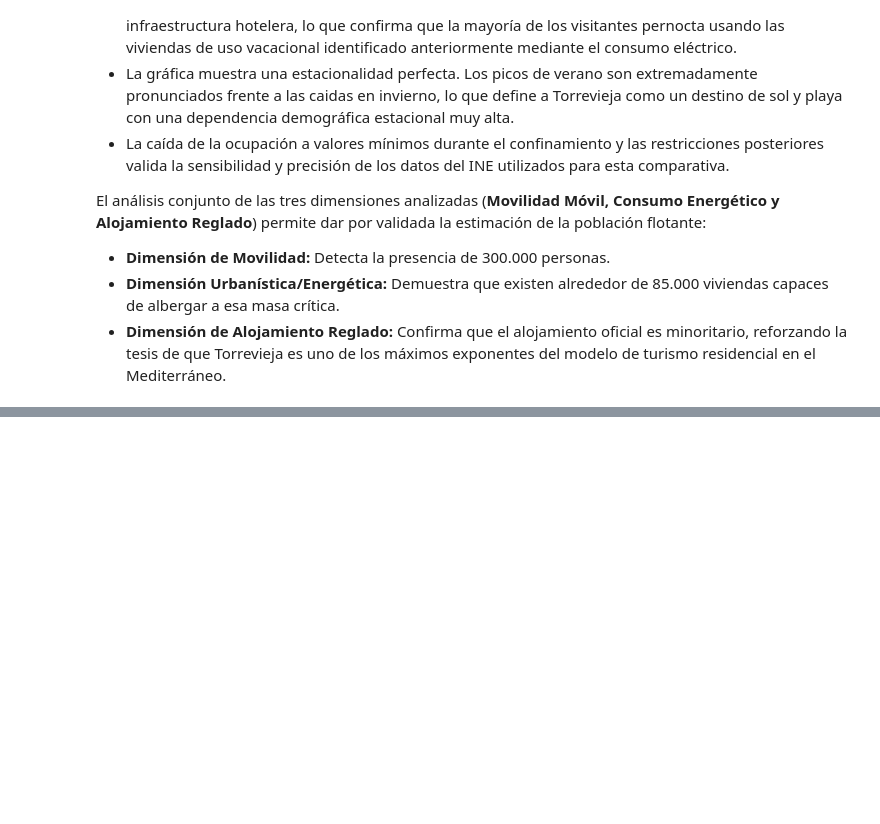
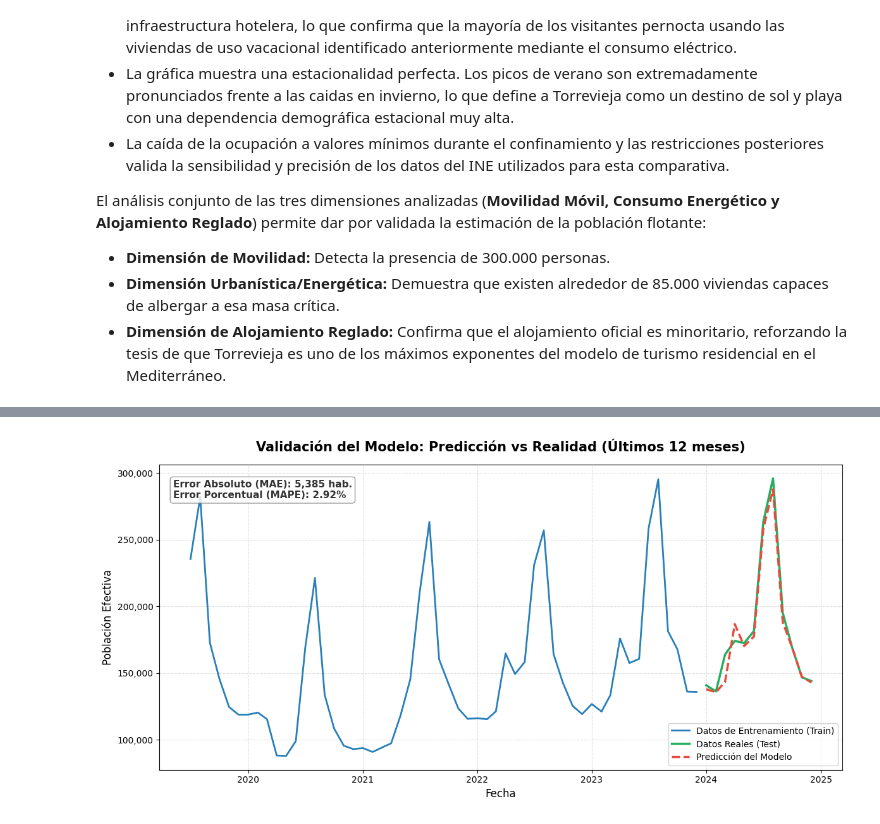
Before and after one commit to MalenaSancho/Turismo-Mineria-Datos, a Jupyter notebook: RETOS/RETO_1.ipynb, the cells around one changed output, grey strips where cells are left out. Drawn from its saved outputs; the diff is of its cells as text; code cells hidden in the pictures; blank space fills up the shorter version.

```diff
--- a/RETOS/RETO_1.ipynb
+++ b/RETOS/RETO_1.ipynb
@@ -1679,0 +1748,84 @@ El análisis conjunto de las tres dimensiones analizadas (**Movilidad Móvil, Co
+# %%
+# ==============================================================================
+# VALIDACIÓN DEL MODELO SARIMA (TRAIN / TEST)
+# ==============================================================================
+import pandas as pd
+import numpy as np
+import matplotlib.pyplot as plt
+from statsmodels.tsa.statespace.sarimax import SARIMAX
+from sklearn.metrics import mean_absolute_error, mean_squared_error
+import warnings
+warnings.filterwarnings('ignore')
+
+# 1. Cargar y preparar la serie temporal (como hicimos antes)
+ruta_poblacion_efec = ruta_base / "DATASETS MODIFICADOS" / "poblacion_efectiva_torrevieja.csv"
+df_efectiva = pd.read_csv(ruta_poblacion_efec, sep=';')
+df_efectiva['fecha'] = pd.to_datetime(df_efectiva['fecha'])
+df_efectiva.set_index('fecha', inplace=True)
+
+df_ts = df_efectiva['poblacion_efectiva'].resample('MS').mean()
+df_ts = df_ts.interpolate(method='time')
+
+# 2. División Train / Test (Ocultamos los últimos 12 meses para probar)
+meses_test = 12
+train = df_ts.iloc[:-meses_test]
+test = df_ts.iloc[-meses_test:]
+
+# 3. Entrenar el modelo SOLO con los datos de Train
+modelo_val = SARIMAX(train,
+                     order=(1, 1, 1),
+                     seasonal_order=(1, 1, 1, 12),
+                     enforce_stationarity=False,
+                     enforce_invertibility=False)
+
+resultado_val = modelo_val.fit(disp=False)
+
+# 4. Predecir los 12 meses de Test
+prediccion_test = resultado_val.get_forecast(steps=meses_test)
+forecast_val = prediccion_test.predicted_mean
+
+# 5. CÁLCULO DE MÉTRICAS DE ERROR
+mae = mean_absolute_error(test, forecast_val)
+rmse = np.sqrt(mean_squared_error(test, forecast_val))
+
+# Función para el MAPE (Error Porcentual)
+def mean_absolute_percentage_error(y_true, y_pred):
+    return np.mean(np.abs((y_true - y_pred) / y_true)) * 100
+
+mape = mean_absolute_percentage_error(test, forecast_val)
+
+print("="*50)
+print(" MÉTRICAS DE ERROR DEL MODELO SARIMA")
+print("="*50)
+print(f"MAE  (Error Absoluto Medio):      {mae:,.0f} habitantes")
+print(f"RMSE (Raíz del Error Cuadrático): {rmse:,.0f} habitantes")
+print(f"MAPE (Error Porcentual Medio):    {mape:.2f} %")
+print("="*50)
+
+# ==============================================================================
+# VISUALIZACIÓN DE LA VALIDACIÓN
+# ==============================================================================
+plt.figure(figsize=(12, 6))
+
+plt.plot(train.index, train.values, label='Datos de Entrenamiento (Train)', color='#2980b9', linewidth=2)
+plt.plot(test.index, test.values, label='Datos Reales (Test)', color='#27ae60', linewidth=2.5)
+plt.plot(forecast_val.index, forecast_val.values, label='Predicción del Modelo', color='#e74c3c', linestyle='--', linewidth=2.5)
+
+plt.title('Validación del Modelo: Predicción vs Realidad (Últimos 12 meses)', fontsize=15, fontweight='bold', pad=15)
+plt.ylabel('Población Efectiva', fontsize=12)
+plt.xlabel('Fecha', fontsize=12)
+
+# Formato separador de miles
+plt.gca().yaxis.set_major_formatter(plt.FuncFormatter(lambda x, p: format(int(x), ',')))
+
+# Caja de texto con los errores dentro del gráfico
+textstr = f"Error Absoluto (MAE): {mae:,.0f} hab.\nError Porcentual (MAPE): {mape:.2f}%"
+props = dict(boxstyle='round', facecolor='white', alpha=0.8, edgecolor='gray')
+plt.gca().text(0.02, 0.95, textstr, transform=plt.gca().transAxes, fontsize=11,
+        verticalalignment='top', bbox=props, fontweight='bold', color='#333333')
+
+plt.legend(loc='lower right')
+plt.grid(axis='both', linestyle='--', alpha=0.4)
+plt.tight_layout()
+plt.show()
+# %% [output]
@@ -1679,0 +1839 @@ El análisis conjunto de las tres dimensiones analizadas (**Movilidad Móvil, Co
+[figure, added]
```
Also changed, not shown: parts of 10 cells of this notebook.
